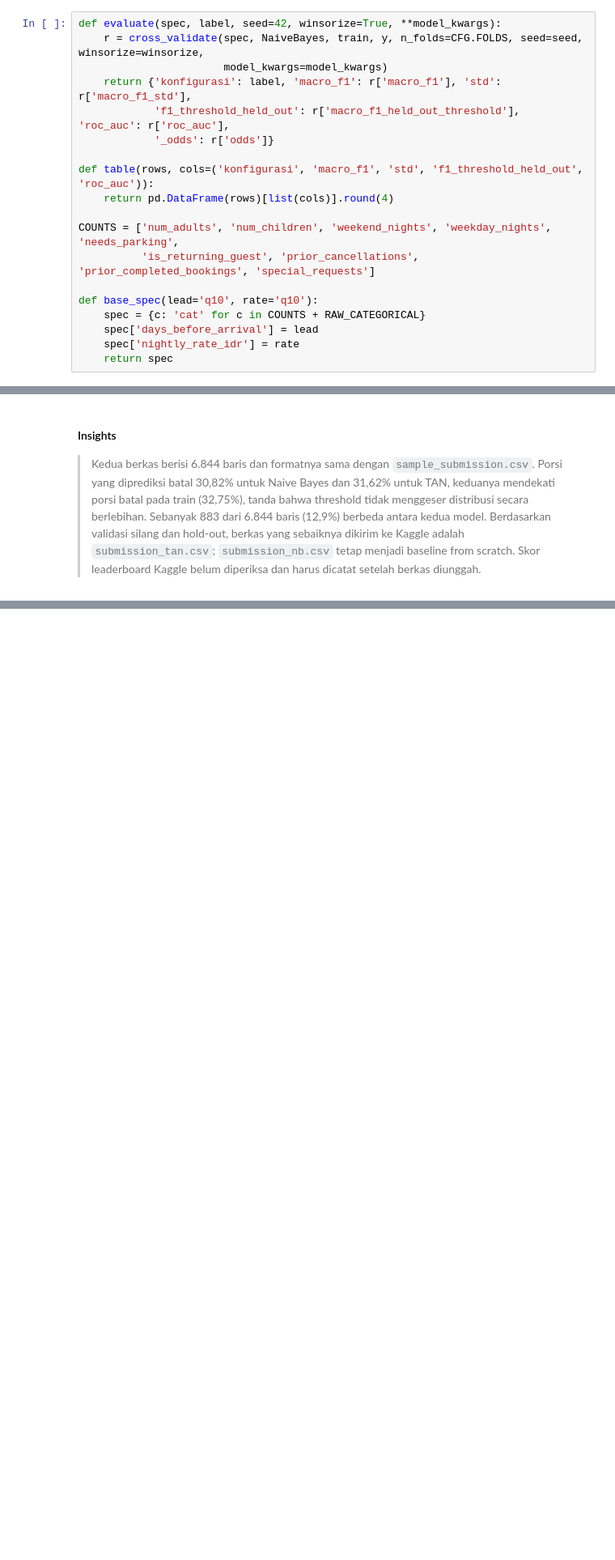
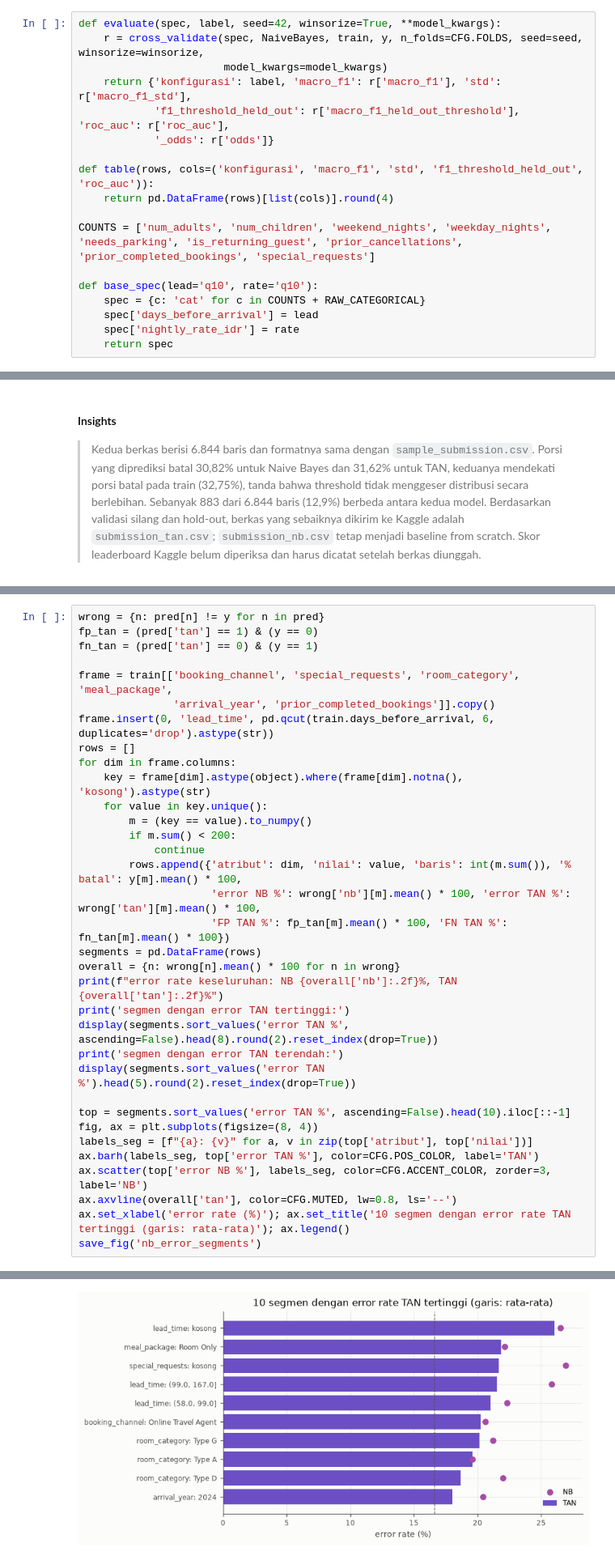
Before and after one commit to MAJIIDMN/IF3170_G04_TreeIsAllYouNeed, a Jupyter notebook: src/algoritma/nb/preprocessing_nb.ipynb, the cells around one changed output, grey strips where cells are left out. Shown at 81% size. Cells and saved outputs as stored; diff of their text form; blank space fills up the shorter version.

```diff
--- a/src/algoritma/nb/preprocessing_nb.ipynb
+++ b/src/algoritma/nb/preprocessing_nb.ipynb
@@ -221,8 +213,7 @@ def evaluate(spec, label, seed=42, winsorize=True, **model_kwargs):
 def table(rows, cols=('konfigurasi', 'macro_f1', 'std', 'f1_threshold_held_out', 'roc_auc')):
     return pd.DataFrame(rows)[list(cols)].round(4)
 
-COUNTS = ['num_adults', 'num_children', 'weekend_nights', 'weekday_nights', 'needs_parking',
-          'is_returning_guest', 'prior_cancellations', 'prior_completed_bookings', 'special_requests']
+COUNTS = ['num_adults', 'num_children', 'weekend_nights', 'weekday_nights', 'needs_parking', 'is_returning_guest', 'prior_cancellations', 'prior_completed_bookings', 'special_requests']
 
 def base_spec(lead='q10', rate='q10'):
     spec = {c: 'cat' for c in COUNTS + RAW_CATEGORICAL}
@@ -1469,0 +1750,35 @@ Naive Bayes campuran dari nol (`nb.py`, NumPy saja) dengan likelihood Gaussian d
+# %%
+wrong = {n: pred[n] != y for n in pred}
+fp_tan = (pred['tan'] == 1) & (y == 0)
+fn_tan = (pred['tan'] == 0) & (y == 1)
+
+frame = train[['booking_channel', 'special_requests', 'room_category', 'meal_package',
+               'arrival_year', 'prior_completed_bookings']].copy()
+frame.insert(0, 'lead_time', pd.qcut(train.days_before_arrival, 6, duplicates='drop').astype(str))
+rows = []
+for dim in frame.columns:
+    key = frame[dim].astype(object).where(frame[dim].notna(), 'kosong').astype(str)
+    for value in key.unique():
+        m = (key == value).to_numpy()
+        if m.sum() < 200:
+            continue
+        rows.append({'atribut': dim, 'nilai': value, 'baris': int(m.sum()), '% batal': y[m].mean() * 100,
+                     'error NB %': wrong['nb'][m].mean() * 100, 'error TAN %': wrong['tan'][m].mean() * 100,
+                     'FP TAN %': fp_tan[m].mean() * 100, 'FN TAN %': fn_tan[m].mean() * 100})
+segments = pd.DataFrame(rows)
+overall = {n: wrong[n].mean() * 100 for n in wrong}
+print(f"error rate keseluruhan: NB {overall['nb']:.2f}%, TAN {overall['tan']:.2f}%")
+print('segmen dengan error TAN tertinggi:')
+display(segments.sort_values('error TAN %', ascending=False).head(8).round(2).reset_index(drop=True))
+print('segmen dengan error TAN terendah:')
+display(segments.sort_values('error TAN %').head(5).round(2).reset_index(drop=True))
+
+top = segments.sort_values('error TAN %', ascending=False).head(10).iloc[::-1]
+fig, ax = plt.subplots(figsize=(8, 4))
+labels_seg = [f"{a}: {v}" for a, v in zip(top['atribut'], top['nilai'])]
+ax.barh(labels_seg, top['error TAN %'], color=CFG.POS_COLOR, label='TAN')
+ax.scatter(top['error NB %'], labels_seg, color=CFG.ACCENT_COLOR, zorder=3, label='NB')
+ax.axvline(overall['tan'], color=CFG.MUTED, lw=0.8, ls='--')
+ax.set_xlabel('error rate (%)'); ax.set_title('10 segmen dengan error rate TAN tertinggi (garis: rata-rata)'); ax.legend()
+save_fig('nb_error_segments')
+# %% [output]
@@ -1469,0 +1803 @@ Naive Bayes campuran dari nol (`nb.py`, NumPy saja) dengan likelihood Gaussian d
+[figure, added]
```
Also changed, not shown: parts of 120 cells of this notebook, 5 other files.
